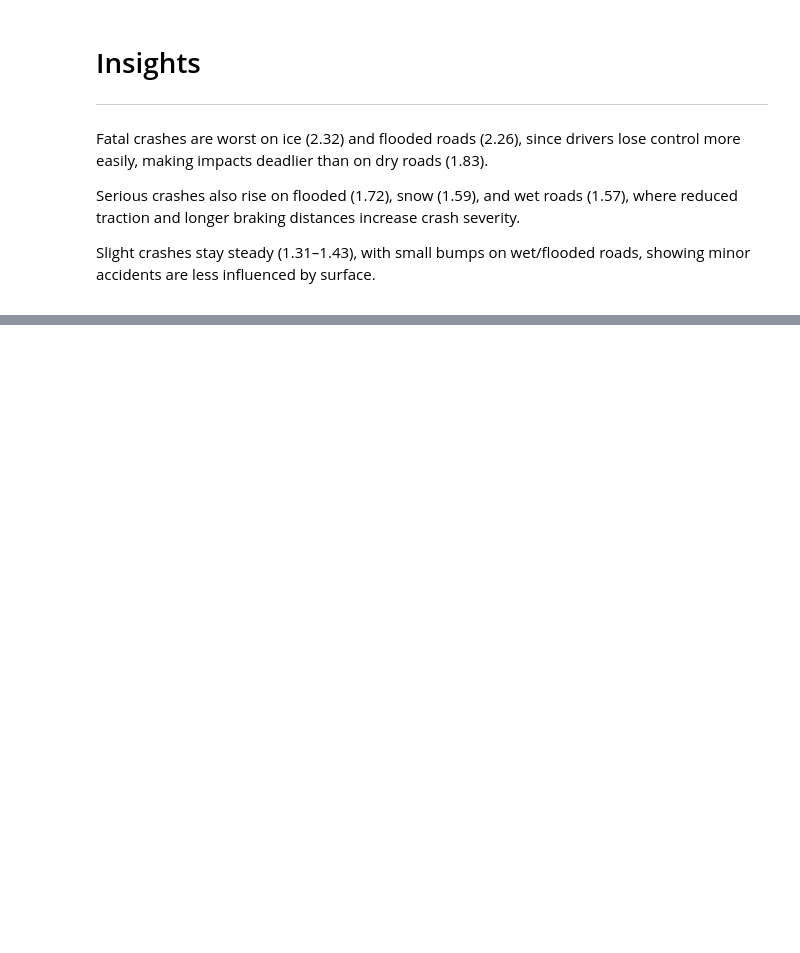
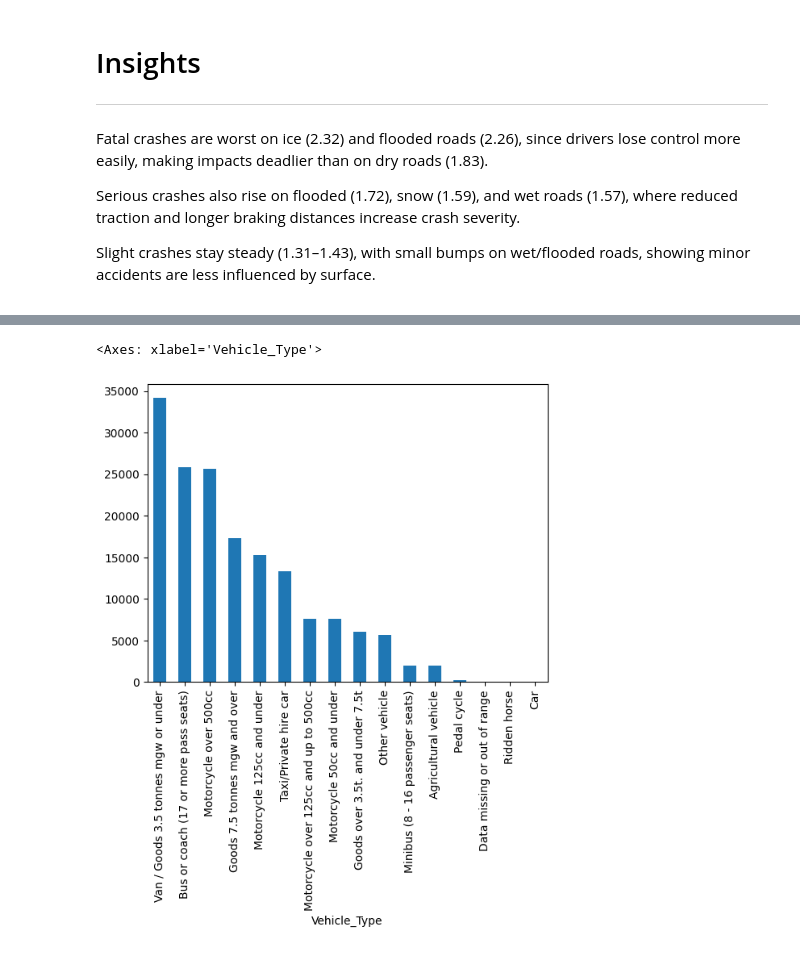
Before and after one commit to jerwinq19/ITELEC303, a Jupyter notebook: Activity 2.ipynb, the cells around one changed output, grey strips where cells are left out. Drawn from its saved outputs; the diff is of its cells as text; code cells hidden in the pictures; blank space fills up the shorter version.

```diff
--- a/Activity 2.ipynb
+++ b/Activity 2.ipynb
@@ -704,0 +728,6 @@ Slight crashes stay steady (1.31–1.43), with small bumps on wet/flooded roads,
+# %%
+no_car_df = df[df['Vehicle_Type'] != 'Car']
+no_car_df['Vehicle_Type'].value_counts().plot(kind='bar')
+# %% [output]
+<Axes: xlabel='Vehicle_Type'>
+[figure, added]
```
Also changed, not shown: parts of 12 cells of this notebook, 1 other file.
